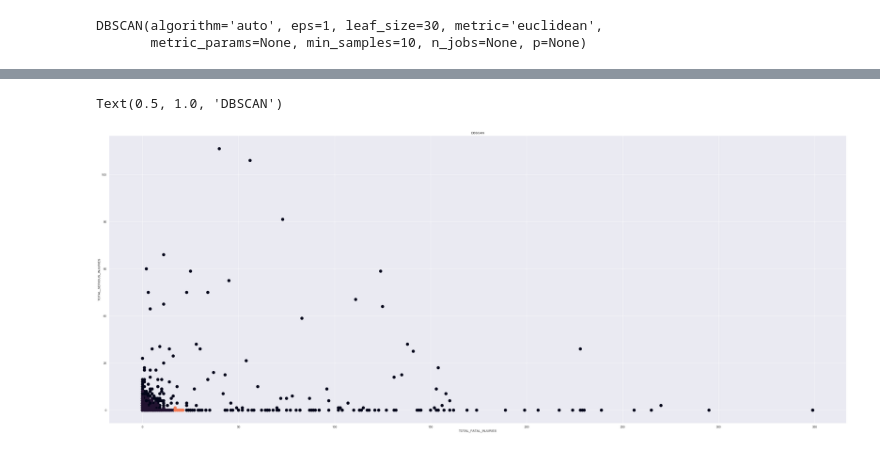
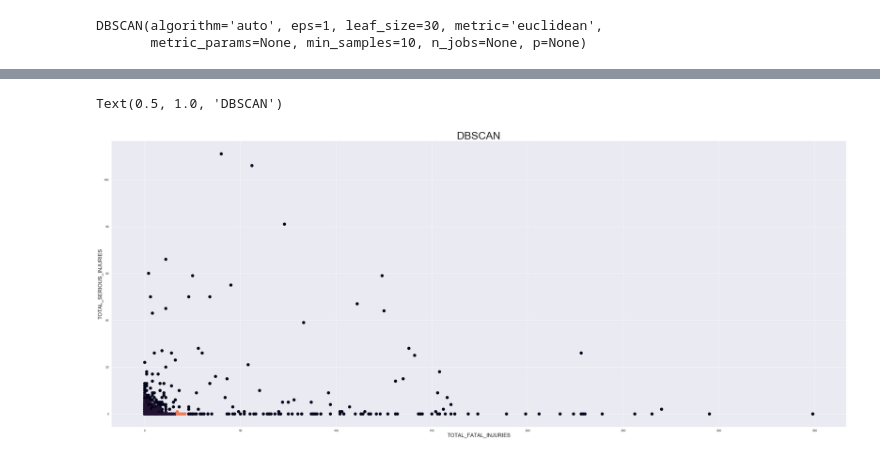
Before and after one commit to saobangmath/CZ1015---Miniproject, a Jupyter notebook: Miniproject.ipynb, the cells around one changed output, grey strips where cells are left out. Saved outputs shown, nothing was run; the diff lists cells and outputs as text; code cells hidden in the pictures.

```diff
--- a/Miniproject.ipynb
+++ b/Miniproject.ipynb
@@ -593,12 +690,12 @@ Counter({0: 77927, -1: 980, 2: 72, 3: 40, 10: 27, 7: 23, 4: 18, 1: 14, 8: 11, 9:
 # %%
 plt.gcf().set_size_inches(50, 20)
 
 colors = model.labels_
 plt.scatter(np.array(odd['TOTAL_FATAL_INJURIES']), np.array(odd['TOTAL_SERIOUS_INJURIES']), c=colors, s=120)
 
-plt.xlabel('TOTAL_FATAL_INJURIES')
-plt.ylabel('TOTAL_SERIOUS_INJURIES')
-plt.title('DBSCAN')
+plt.xlabel('TOTAL_FATAL_INJURIES', fontsize = 20)
+plt.ylabel('TOTAL_SERIOUS_INJURIES', fontsize = 20)
+plt.title('DBSCAN', fontsize = 40)
 # %% [output]
 Text(0.5, 1.0, 'DBSCAN')
-[figure, old version]
+[figure, new version]
```
Also changed, not shown: parts of 22 cells of this notebook.
